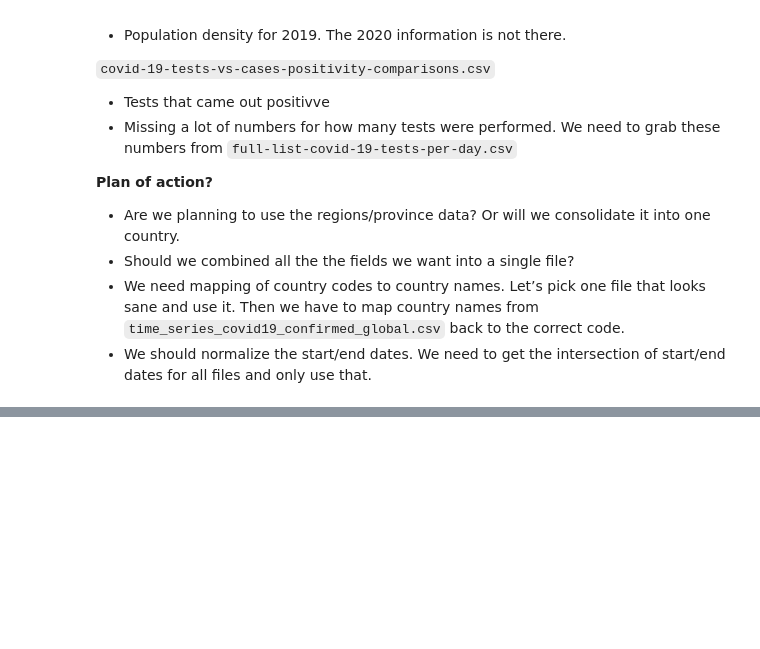
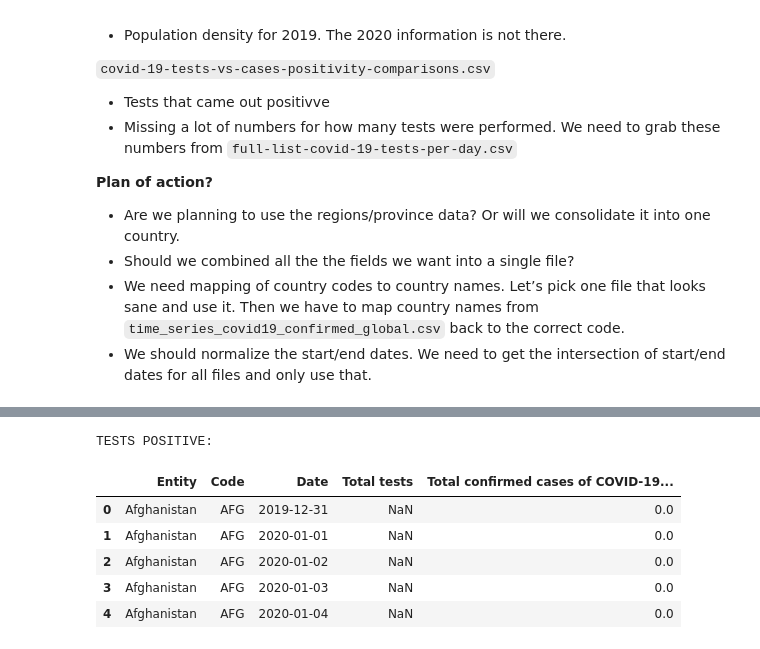
Before and after one commit to dtangster/cmpe256, a Jupyter notebook: hidden_dragon.ipynb, the cells around one changed output, grey strips where cells are left out. Saved outputs shown, nothing was run; the diff lists cells and outputs as text; code cells hidden in the pictures; blank space fills up the shorter version.

```diff
--- a/hidden_dragon.ipynb
+++ b/hidden_dragon.ipynb
@@ -145,3 +159,14 @@ print("TESST POSITIVE:\n", tests_positive_df)
+# %%
+print("TESTS POSITIVE:")
+tests_positive_df.head()
+# %% [output]
+TESTS POSITIVE:
+|  | Entity | Code | Date | Total tests | Total confirmed cases of COVID-19... |
+| 0 | Afghanistan | AFG | 2019-12-31 | NaN | 0.0 |
+| 1 | Afghanistan | AFG | 2020-01-01 | NaN | 0.0 |
+| 2 | Afghanistan | AFG | 2020-01-02 | NaN | 0.0 |
+| 3 | Afghanistan | AFG | 2020-01-03 | NaN | 0.0 |
+| 4 | Afghanistan | AFG | 2020-01-04 | NaN | 0.0 |
 # %%
 # Convert PERFORMED tests to time series
 pivoted_performed_df = tests_performed_df.pivot(index="Entity", columns="Date", values=["Daily change in total tests"])
```
Also changed, not shown: parts of 8 cells of this notebook.
